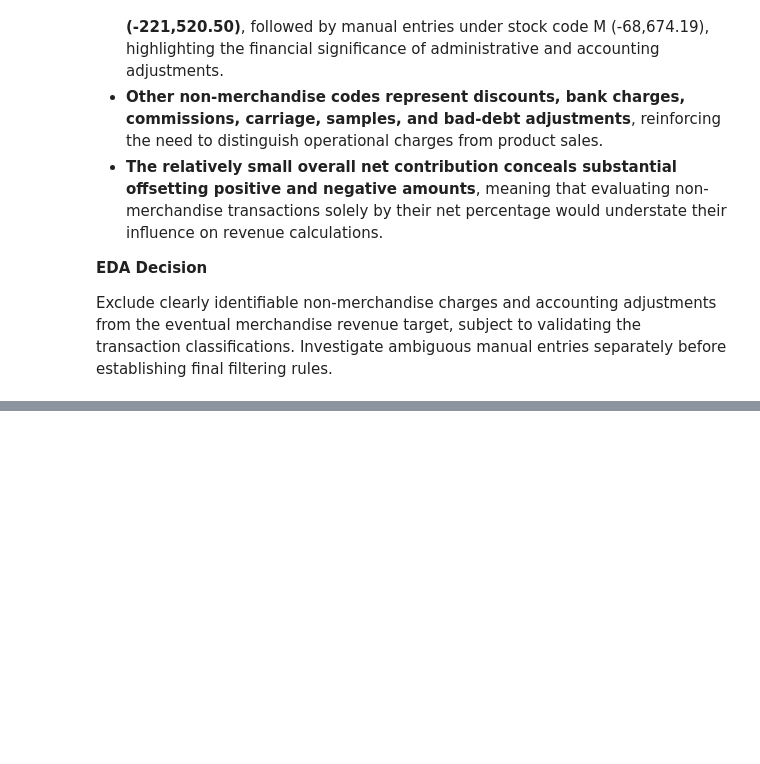
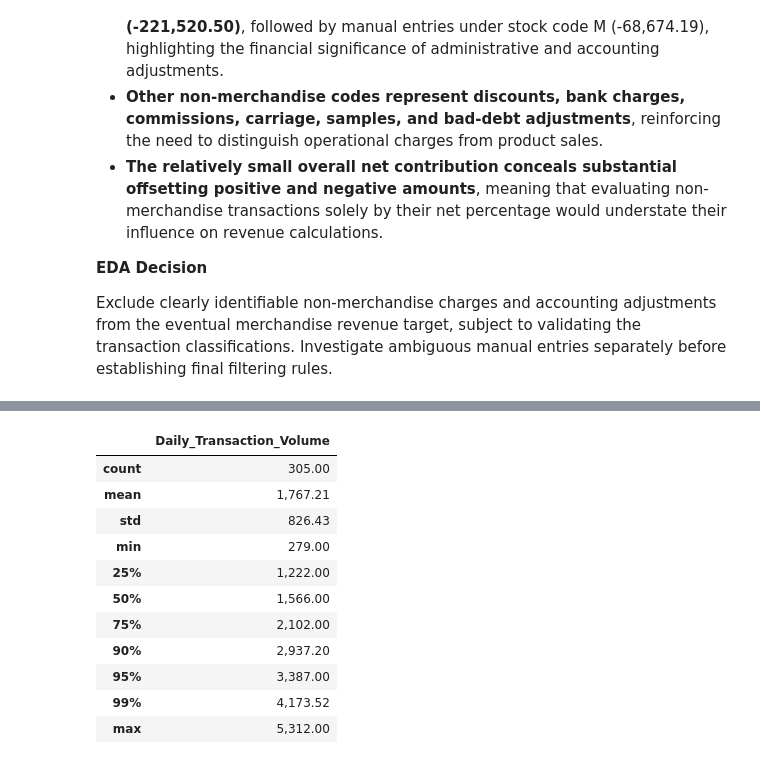
Before and after one commit to TejasMJ/Retail-Sales-Dynamics, a Jupyter notebook: notebooks/02_exploratory_data_analysis.ipynb, the cells around one changed output, grey strips where cells are left out. Drawn from its saved outputs; the diff is of its cells as text; code cells hidden in the pictures; blank space fills up the shorter version.

```diff
--- a/notebooks/02_exploratory_data_analysis.ipynb
+++ b/notebooks/02_exploratory_data_analysis.ipynb
@@ -306,0 +557,98 @@ Exclude clearly identifiable non-merchandise charges and accounting adjustments
+# %%
+daily_transaction_volume = (
+    merchandise_df.groupby("Transaction_Date")
+    .size()
+    .sort_index()
+)
+
+fig = go.Figure()
+
+fig.add_trace(
+    go.Histogram(
+        x=daily_transaction_volume,
+        nbinsx=30,
+        name="Transaction Volume",
+        marker=dict(
+            color="#4C78A8",
+            line=dict(color="white", width=1)
+        ),
+        opacity=0.85,
+        hovertemplate=(
+            "Daily Transaction Volume: %{x:,}"
+            "<br>Number of Days: %{y}"
+            "<extra></extra>"
+        )
+    )
+)
+
+fig.add_vline(
+    x=daily_transaction_volume.mean(),
+    line=dict(color="#E45756", width=2, dash="dash")
+)
+
+fig.add_vline(
+    x=daily_transaction_volume.median(),
+    line=dict(color="#2A9D8F", width=2, dash="dash")
+)
+
+fig.add_trace(
+    go.Scatter(
+        x=[None],
+        y=[None],
+        mode="lines",
+        line=dict(color="#E45756", width=2, dash="dash"),
+        name=f"Mean: {daily_transaction_volume.mean():,.0f}"
+    )
+)
+
+fig.add_trace(
+    go.Scatter(
+        x=[None],
+        y=[None],
+        mode="lines",
+        line=dict(color="#2A9D8F", width=2, dash="dash"),
+        name=f"Median: {daily_transaction_volume.median():,.0f}"
+    )
+)
+
+fig.update_layout(
+    title=dict(
+        text="Distribution of Daily Retail Transaction Volume",
+        x=0.5,
+        xanchor="center"
+    ),
+    xaxis_title="Daily Transaction Volume (Invoice Lines)",
+    yaxis_title="Number of Days",
+    template="plotly_white",
+    width=1100,
+    height=550,
+    bargap=0.05,
+    legend=dict(
+        orientation="h",
+        yanchor="bottom",
+        y=1.02,
+        xanchor="center",
+        x=0.5
+    )
+)
+
+fig.show()
+
+display(
+    daily_transaction_volume.describe(
+        percentiles=[0.25, 0.50, 0.75, 0.90, 0.95, 0.99]
+    ).to_frame("Daily_Transaction_Volume")
+)
+# %% [output]
+|  | Daily_Transaction_Volume |
+| count | 305.00 |
+| mean | 1,767.21 |
+| std | 826.43 |
+| min | 279.00 |
+| 25% | 1,222.00 |
+| 50% | 1,566.00 |
+| 75% | 2,102.00 |
+| 90% | 2,937.20 |
+| 95% | 3,387.00 |
+| 99% | 4,173.52 |
+| max | 5,312.00 |
```
Also changed, not shown: parts of 14 cells of this notebook.
